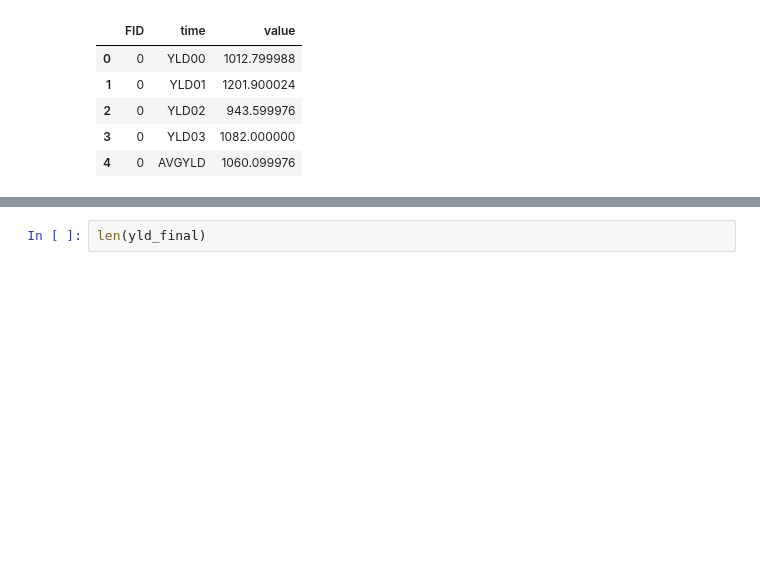
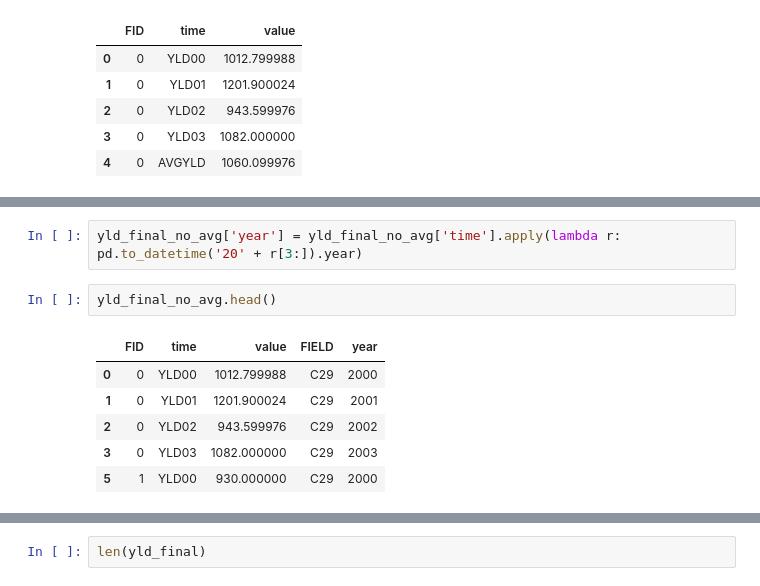
Before and after one commit to data-discovery-lab/cotton-prediction, a Jupyter notebook: cotton-prediction.ipynb, the cells around one changed output, grey strips where cells are left out. Cells and saved outputs as stored; diff of their text form; blank space fills up the shorter version.

```diff
--- a/cotton-prediction.ipynb
+++ b/cotton-prediction.ipynb
@@ -237,0 +248,11 @@ yld_final.head()
+# %%
+yld_final_no_avg['year'] = yld_final_no_avg['time'].apply(lambda r: pd.to_datetime('20' + r[3:]).year)
+# %%
+yld_final_no_avg.head()
+# %% [output]
+|  | FID | time | value | FIELD | year |
+| 0 | 0 | YLD00 | 1012.799988 | C29 | 2000 |
+| 1 | 0 | YLD01 | 1201.900024 | C29 | 2001 |
+| 2 | 0 | YLD02 | 943.599976 | C29 | 2002 |
+| 3 | 0 | YLD03 | 1082.000000 | C29 | 2003 |
+| 5 | 1 | YLD00 | 930.000000 | C29 | 2000 |
```
Also changed, not shown: parts of 5 cells of this notebook, 3 other files.
